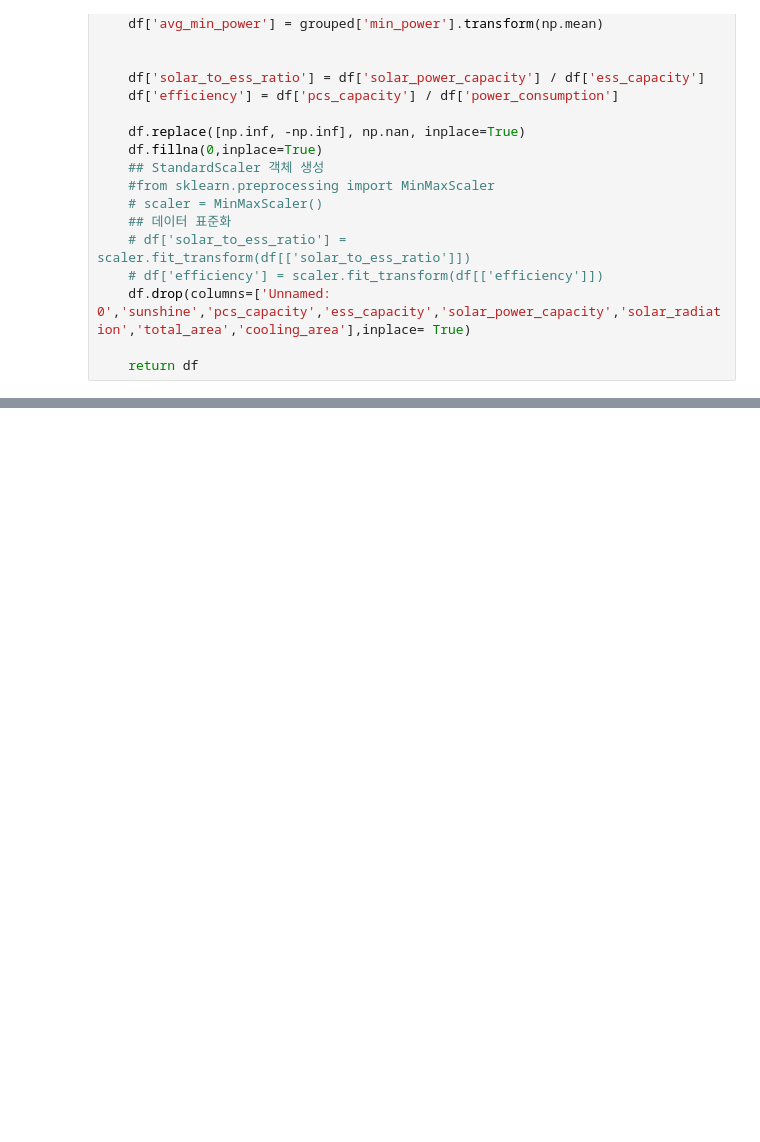
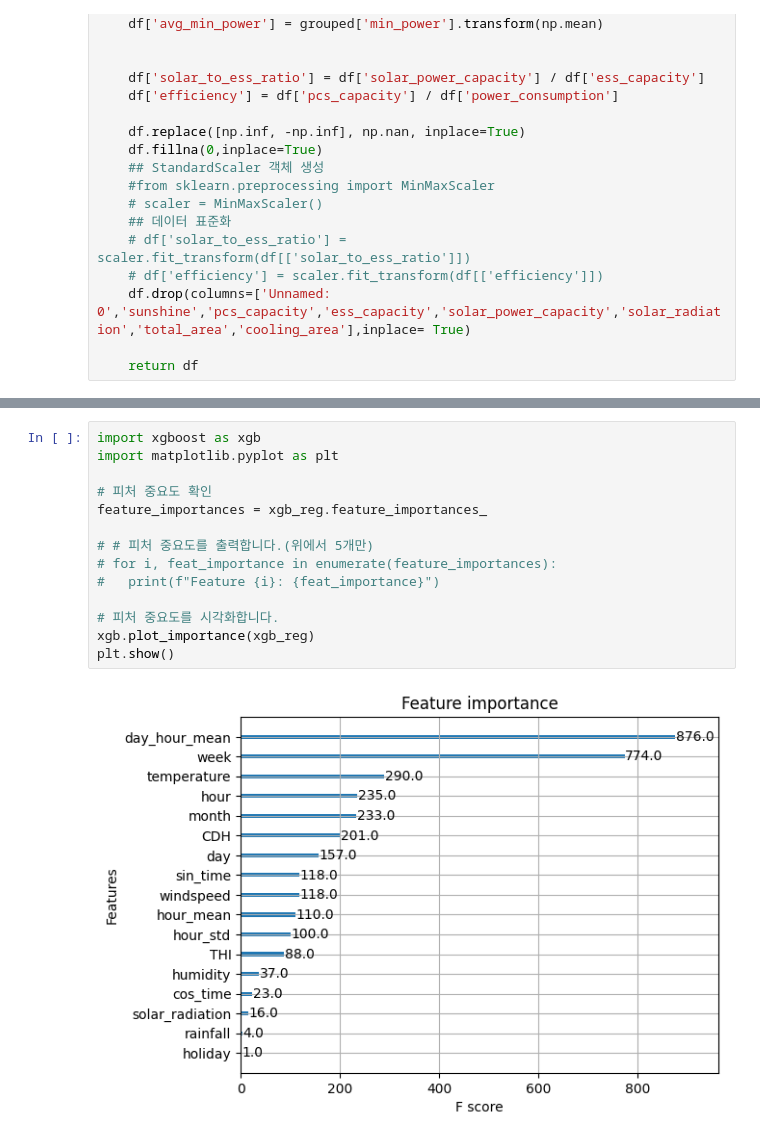
Before and after one commit to wooseungw/power_consumption_comp, a Jupyter notebook: xgboost_test_wsw.ipynb, the cells around one changed output, grey strips where cells are left out. Cells and saved outputs as stored; diff of their text form; blank space fills up the shorter version.

```diff
--- a/xgboost_test_wsw.ipynb
+++ b/xgboost_test_wsw.ipynb
@@ -200,0 +175,16 @@ SMAPE : 28.712065549182658
+# %%
+import xgboost as xgb
+import matplotlib.pyplot as plt
+
+# 피처 중요도 확인
+feature_importances = xgb_reg.feature_importances_
+
+# # 피처 중요도를 출력합니다.(위에서 5개만)
+# for i, feat_importance in enumerate(feature_importances):
+#   print(f"Feature {i}: {feat_importance}")
+
+# 피처 중요도를 시각화합니다.
+xgb.plot_importance(xgb_reg)
+plt.show()
+# %% [output]
+[figure, added]
```
Also changed, not shown: parts of 5 cells of this notebook, 1 other file.
